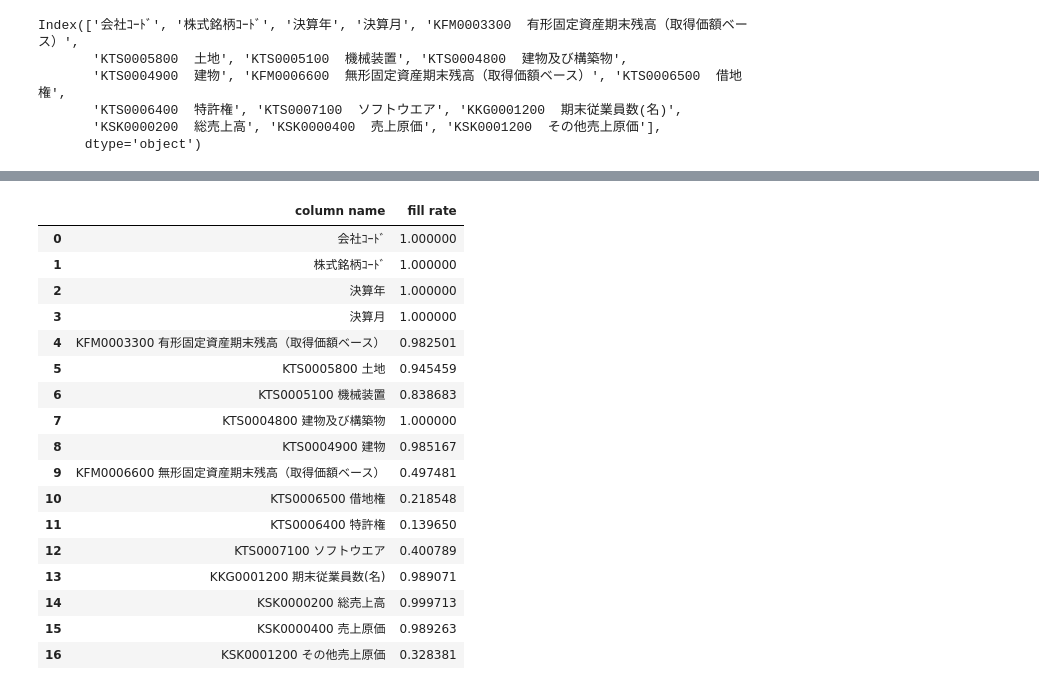
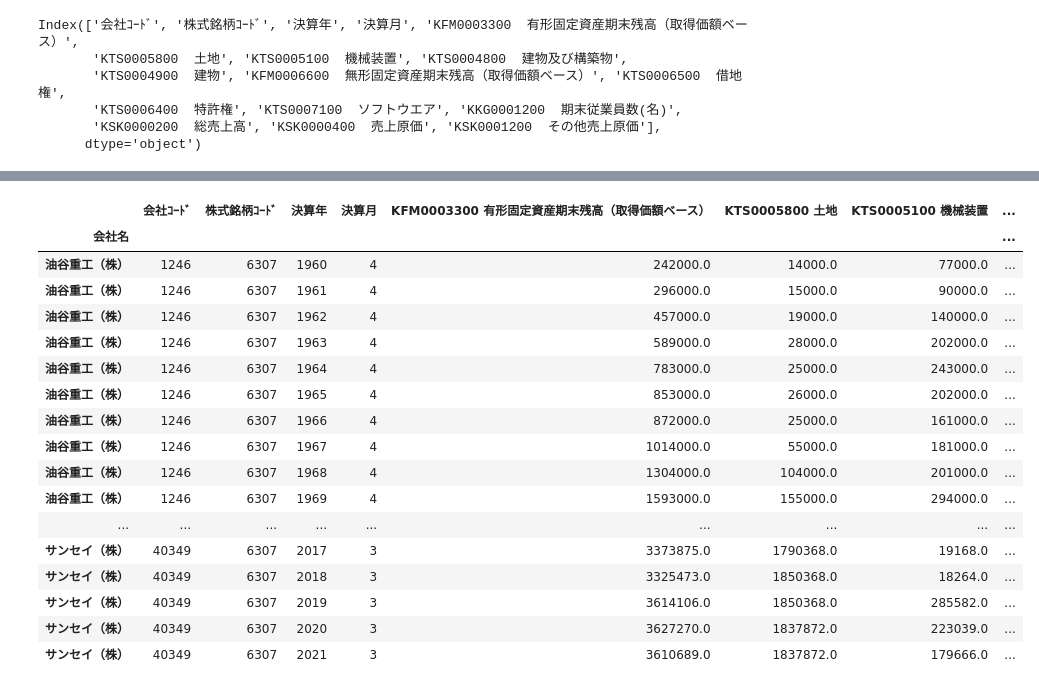
Before and after one commit to KorokoroIcchi/final_thesis, a Jupyter notebook: CES_DBJ.ipynb, the cells around one changed output, grey strips where cells are left out. Saved outputs shown, nothing was run; the diff lists cells and outputs as text; code cells hidden in the pictures.

Commit message:
organize the SI classification based Tosho33

```diff
--- a/CES_DBJ.ipynb
+++ b/CES_DBJ.ipynb
@@ -238,24 +242,3 @@ Fill_rate = pd.DataFrame(list(zip(list1, list2)), columns = ['column name', 'fil
-# %%
-Fill_rate
-# %% [output]
-|  | column name | fill rate |
-| 0 | 会社ｺｰﾄﾞ | 1.000000 |
-| 1 | 株式銘柄ｺｰﾄﾞ | 1.000000 |
-| 2 | 決算年 | 1.000000 |
-| 3 | 決算月 | 1.000000 |
-| 4 | KFM0003300 有形固定資産期末残高（取得価額ベース） | 0.982501 |
-| 5 | KTS0005800 土地 | 0.945459 |
-| 6 | KTS0005100 機械装置 | 0.838683 |
-| 7 | KTS0004800 建物及び構築物 | 1.000000 |
-| 8 | KTS0004900 建物 | 0.985167 |
-| 9 | KFM0006600 無形固定資産期末残高（取得価額ベース） | 0.497481 |
-| 10 | KTS0006500 借地権 | 0.218548 |
-| 11 | KTS0006400 特許権 | 0.139650 |
-| 12 | KTS0007100 ソフトウエア | 0.400789 |
-| 13 | KKG0001200 期末従業員数(名) | 0.989071 |
-| 14 | KSK0000200 総売上高 | 0.999713 |
-| 15 | KSK0000400 売上原価 | 0.989263 |
-| 16 | KSK0001200 その他売上原価 | 0.328381 |
 # %%
 industry_classification = pd.read_excel("C:/Users/ichir/Documents/seminar/final_paper_data/data_j.xlsx")
 industry_classification = industry_classification.replace('-', None)
@@ -267,2 +246,21 @@ industry_classification_table.columns = ['株式銘柄ｺｰﾄﾞ', '33業種
 # %%
-df = pd.merge(df, industry_classification_table, on = '株式銘柄ｺｰﾄﾞ', how = 'left')
+df[df['株式銘柄ｺｰﾄﾞ'] == 6307]
+# %% [output]
+|  | 会社ｺｰﾄﾞ | 株式銘柄ｺｰﾄﾞ | 決算年 | 決算月 | KFM0003300 有形固定資産期末残高（取得価額ベース） | KTS0005800 土地 | KTS0005100 機械装置 | ... |
+| 会社名 |  |  |  |  |  |  |  | ... |
+| 油谷重工（株） | 1246 | 6307 | 1960 | 4 | 242000.0 | 14000.0 | 77000.0 | ... |
+| 油谷重工（株） | 1246 | 6307 | 1961 | 4 | 296000.0 | 15000.0 | 90000.0 | ... |
+| 油谷重工（株） | 1246 | 6307 | 1962 | 4 | 457000.0 | 19000.0 | 140000.0 | ... |
+| 油谷重工（株） | 1246 | 6307 | 1963 | 4 | 589000.0 | 28000.0 | 202000.0 | ... |
+| 油谷重工（株） | 1246 | 6307 | 1964 | 4 | 783000.0 | 25000.0 | 243000.0 | ... |
+| 油谷重工（株） | 1246 | 6307 | 1965 | 4 | 853000.0 | 26000.0 | 202000.0 | ... |
+| 油谷重工（株） | 1246 | 6307 | 1966 | 4 | 872000.0 | 25000.0 | 161000.0 | ... |
+| 油谷重工（株） | 1246 | 6307 | 1967 | 4 | 1014000.0 | 55000.0 | 181000.0 | ... |
+| 油谷重工（株） | 1246 | 6307 | 1968 | 4 | 1304000.0 | 104000.0 | 201000.0 | ... |
+| 油谷重工（株） | 1246 | 6307 | 1969 | 4 | 1593000.0 | 155000.0 | 294000.0 | ... |
+| ... | ... | ... | ... | ... | ... | ... | ... | ... |
+| サンセイ（株） | 40349 | 6307 | 2017 | 3 | 3373875.0 | 1790368.0 | 19168.0 | ... |
+| サンセイ（株） | 40349 | 6307 | 2018 | 3 | 3325473.0 | 1850368.0 | 18264.0 | ... |
+| サンセイ（株） | 40349 | 6307 | 2019 | 3 | 3614106.0 | 1850368.0 | 285582.0 | ... |
+| サンセイ（株） | 40349 | 6307 | 2020 | 3 | 3627270.0 | 1837872.0 | 223039.0 | ... |
+| サンセイ（株） | 40349 | 6307 | 2021 | 3 | 3610689.0 | 1837872.0 | 179666.0 | ... |
```
Also changed, not shown: parts of 8 cells of this notebook, 3 other files.
